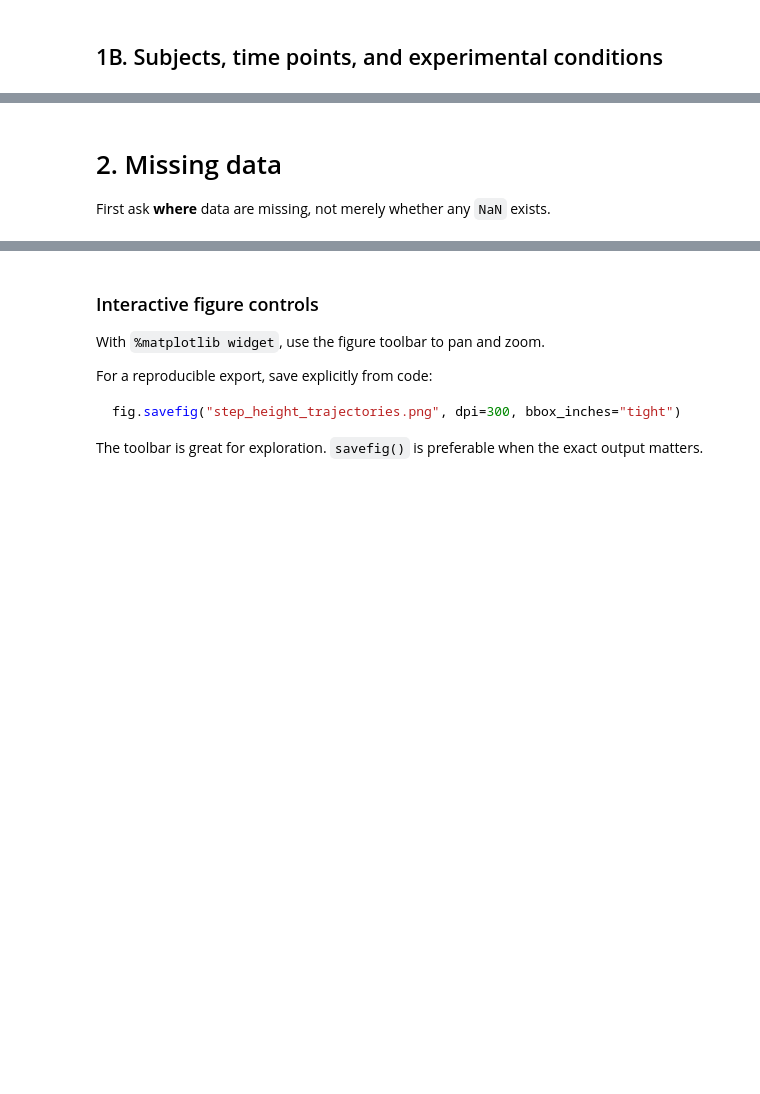
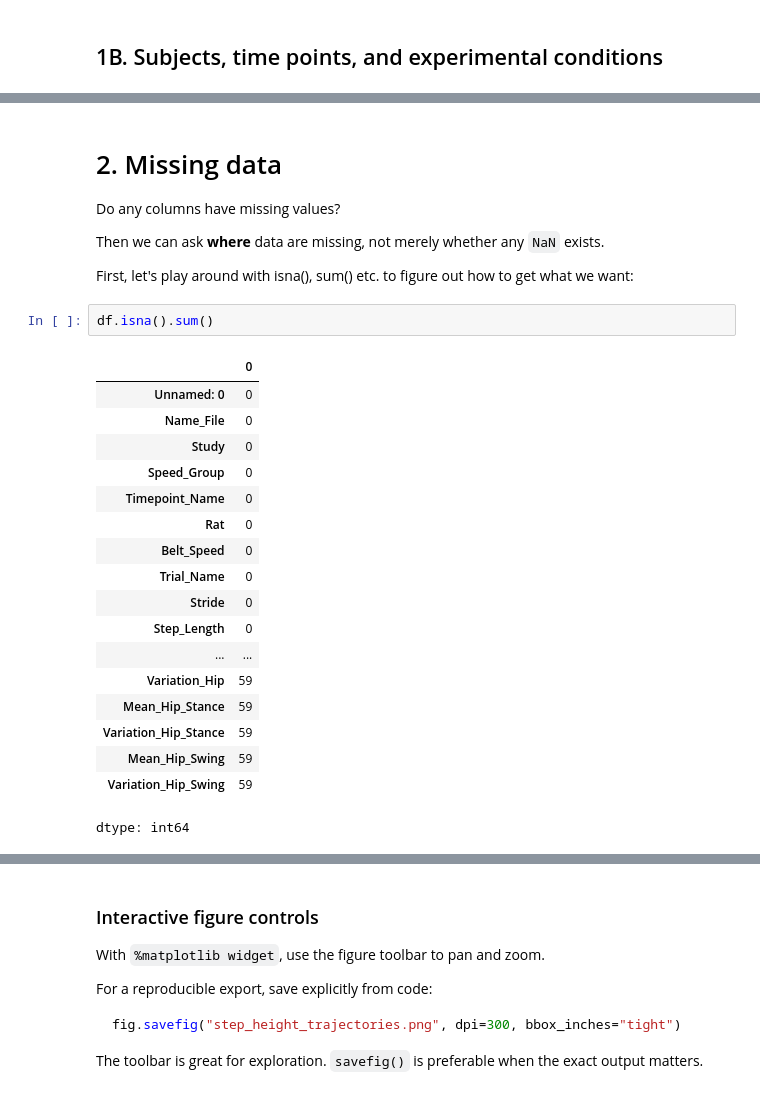
Before and after one commit to spencelab/spence-ml-ai-bme-course, a Jupyter notebook: notebooks/03_Mystery_Dataset_End_to_End_ML.ipynb, the cells around one changed output, grey strips where cells are left out. Cells and saved outputs as stored; diff of their text form; blank space fills up the shorter version.

```diff
--- a/notebooks/03_Mystery_Dataset_End_to_End_ML.ipynb
+++ b/notebooks/03_Mystery_Dataset_End_to_End_ML.ipynb
@@ -228,5 +410,30 @@ df[identifier_like].head()
 # %% [markdown]
 # 2. Missing data
 
-First ask **where** data are missing, not merely whether any `NaN` exists.
+Do any columns have missing values?
+
+Then we can ask **where** data are missing, not merely whether any `NaN` exists.
+
+First, let's play around with isna(), sum() etc. to figure out how to get what we want:
+# %%
+df.isna().sum()
+# %% [output]
+|  | 0 |
+| Unnamed: 0 | 0 |
+| Name_File | 0 |
+| Study | 0 |
+| Speed_Group | 0 |
+| Timepoint_Name | 0 |
+| Rat | 0 |
+| Belt_Speed | 0 |
+| Trial_Name | 0 |
+| Stride | 0 |
+| Step_Length | 0 |
+| ... | ... |
+| Variation_Hip | 59 |
+| Mean_Hip_Stance | 59 |
+| Variation_Hip_Stance | 59 |
+| Mean_Hip_Swing | 59 |
+| Variation_Hip_Swing | 59 |
+dtype: int64
 # %%
```
Also changed, not shown: parts of 26 cells of this notebook.
